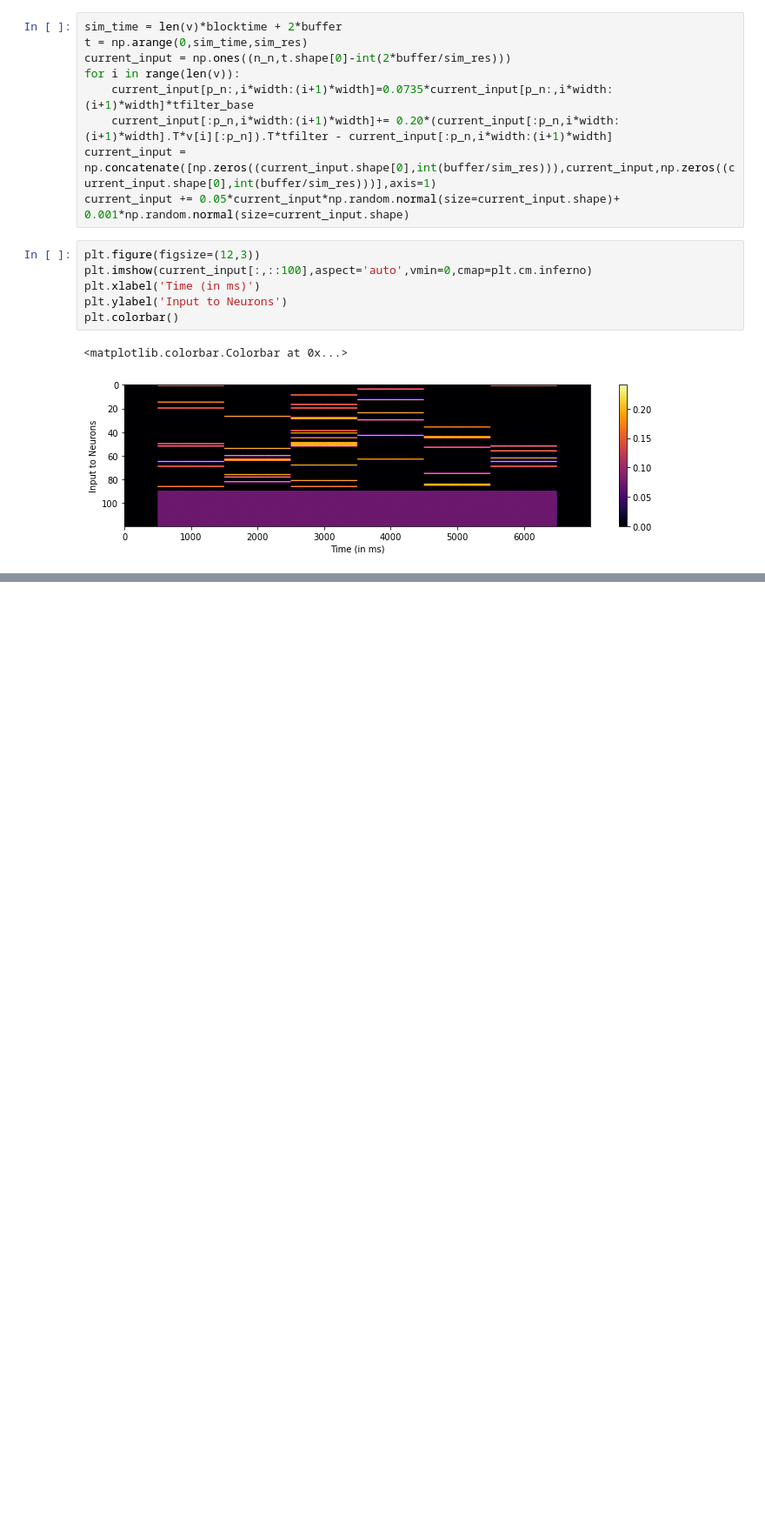
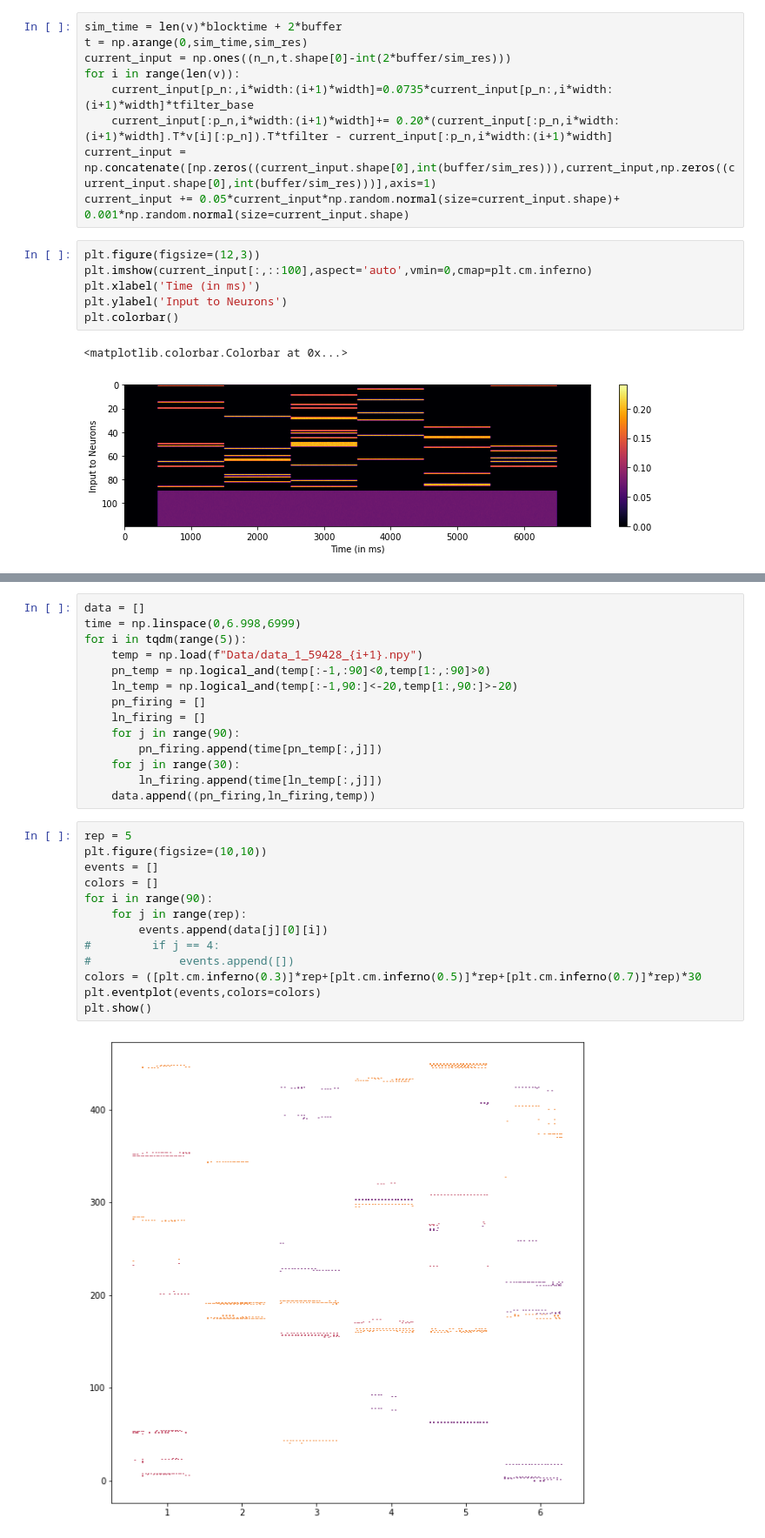
Before and after one commit to neurorishika/intermittent-odors, a Jupyter notebook: fig5/As.ipynb, the cells around one changed output, grey strips where cells are left out. Shown: that part at 87% size. Drawn from its saved outputs; the diff is of its cells as text; blank space fills up the shorter version.

```diff
--- a/fig5/As.ipynb
+++ b/fig5/As.ipynb
@@ -92,0 +95,29 @@ array([0, 2, 4, 6])
+# %%
+data = []
+time = np.linspace(0,6.998,6999)
+for i in tqdm(range(5)):
+    temp = np.load(f"Data/data_1_59428_{i+1}.npy")
+    pn_temp = np.logical_and(temp[:-1,:90]<0,temp[1:,:90]>0)
+    ln_temp = np.logical_and(temp[:-1,90:]<-20,temp[1:,90:]>-20)
+    pn_firing = []
+    ln_firing = []
+    for j in range(90):
+        pn_firing.append(time[pn_temp[:,j]])
+    for j in range(30):
+        ln_firing.append(time[ln_temp[:,j]])
+    data.append((pn_firing,ln_firing,temp))
+# %%
+rep = 5
+plt.figure(figsize=(10,10))
+events = []
+colors = []
+for i in range(90):
+    for j in range(rep):
+        events.append(data[j][0][i])
+#         if j == 4:
+#             events.append([])
+colors = ([plt.cm.inferno(0.3)]*rep+[plt.cm.inferno(0.5)]*rep+[plt.cm.inferno(0.7)]*rep)*30
+plt.eventplot(events,colors=colors)
+plt.show()
+# %% [output]
+[figure, added]
```
Also changed, not shown: parts of 3 cells of this notebook, 8 other files.
